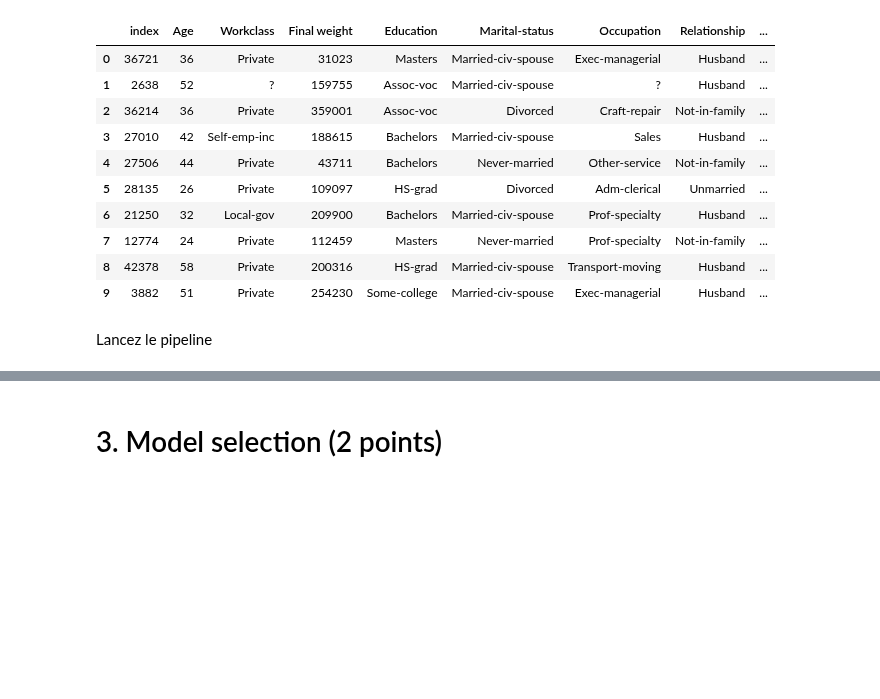
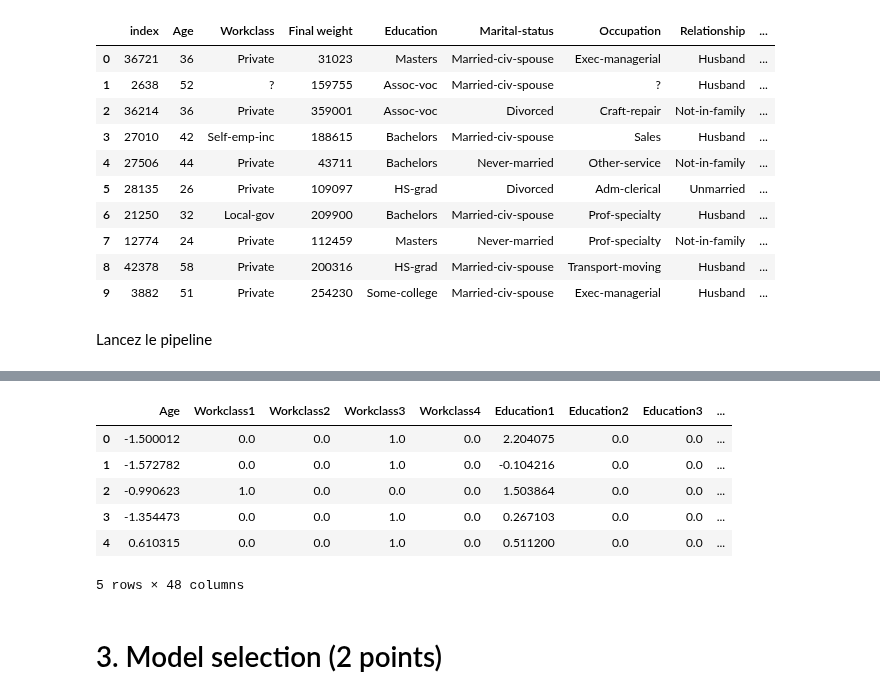
Before and after one commit to lguertin/INF8215, a Jupyter notebook: TP3/TP3_INF8215.ipynb, the cells around one changed output, grey strips where cells are left out. Cells and saved outputs as stored; diff of their text form; code cells hidden in the pictures; blank space fills up the shorter version.

```diff
--- a/TP3/TP3_INF8215.ipynb
+++ b/TP3/TP3_INF8215.ipynb
@@ -880,3 +890,13 @@ X_test_preprocess = pd.DataFrame(full_pipeline.transform(X_test), columns=column
+# %%
+X_test_preprocess.head()
+# %% [output]
+|  | Age | Workclass1 | Workclass2 | Workclass3 | Workclass4 | Education1 | Education2 | Education3 | ... |
+| 0 | -1.500012 | 0.0 | 0.0 | 1.0 | 0.0 | 2.204075 | 0.0 | 0.0 | ... |
+| 1 | -1.572782 | 0.0 | 0.0 | 1.0 | 0.0 | -0.104216 | 0.0 | 0.0 | ... |
+| 2 | -0.990623 | 1.0 | 0.0 | 0.0 | 0.0 | 1.503864 | 0.0 | 0.0 | ... |
+| 3 | -1.354473 | 0.0 | 0.0 | 1.0 | 0.0 | 0.267103 | 0.0 | 0.0 | ... |
+| 4 | 0.610315 | 0.0 | 0.0 | 1.0 | 0.0 | 0.511200 | 0.0 | 0.0 | ... |
+5 rows × 48 columns
 # %% [markdown]
 # 3. Model selection (2 points)
 # %% [markdown]
```
Also changed, not shown: parts of 15 cells of this notebook.
